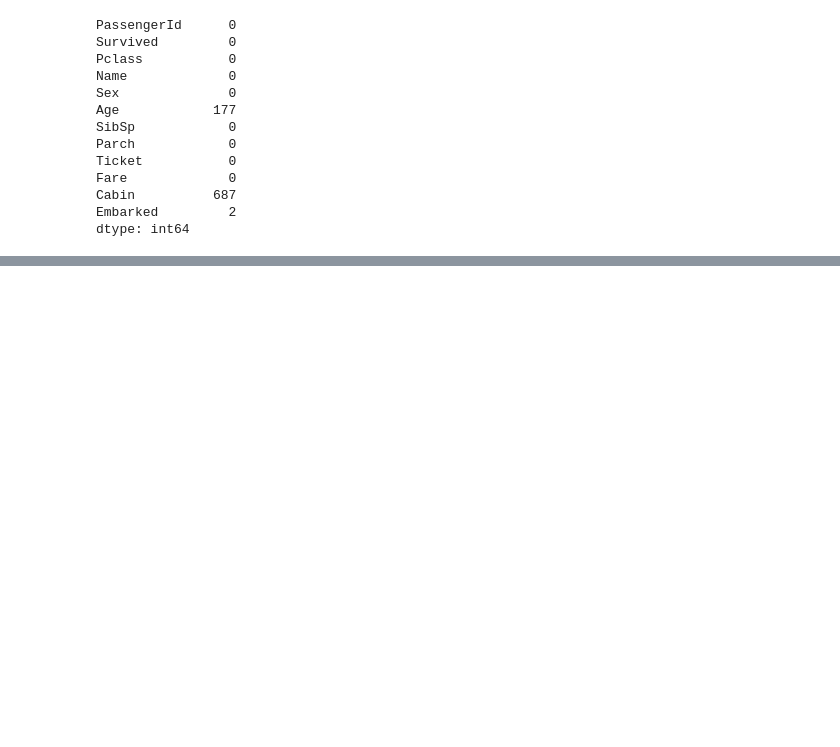
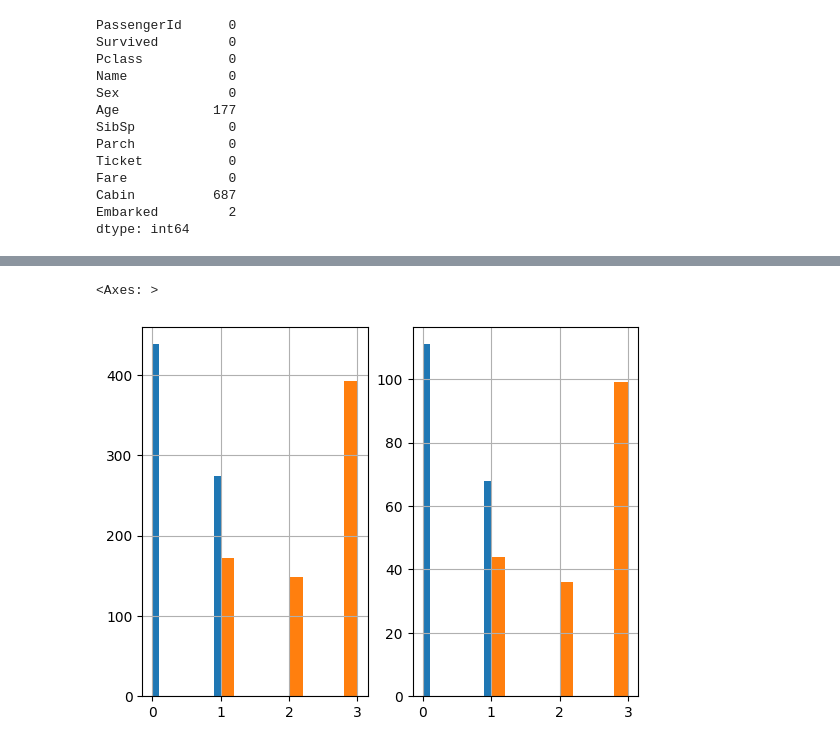
Before and after one commit to boogey004/boogey004.github.io, a Jupyter notebook: titanic.ipynb, the cells around one changed output, grey strips where cells are left out. Saved outputs shown, nothing was run; the diff lists cells and outputs as text; code cells hidden in the pictures; blank space fills up the shorter version.

```diff
--- a/titanic.ipynb
+++ b/titanic.ipynb
@@ -86,0 +107,18 @@ sns.heatmap(titanic_df.corr(numeric_only=True), cmap="YlGnBu", annot=True)
+# %%
+from sklearn.model_selection import StratifiedShuffleSplit
+
+split = StratifiedShuffleSplit(n_splits=1, test_size=0.2)
+for train_indices, test_indices in split.split(titanic_df,titanic_df[["Survived", "Pclass", "Sex"]]):
+    strat_train_set = titanic_df.loc[train_indices]
+    strat_test_set = titanic_df.loc[test_indices]
+# %%
+plt.subplot(1,2,1)
+strat_train_set['Survived'].hist()
+strat_train_set['Pclass'].hist()
+
+plt.subplot(1,2,2)
+strat_test_set['Survived'].hist()
+strat_test_set['Pclass'].hist()
+# %% [output]
+<Axes: >
+[figure, added]
```
Also changed, not shown: parts of 7 cells of this notebook.
